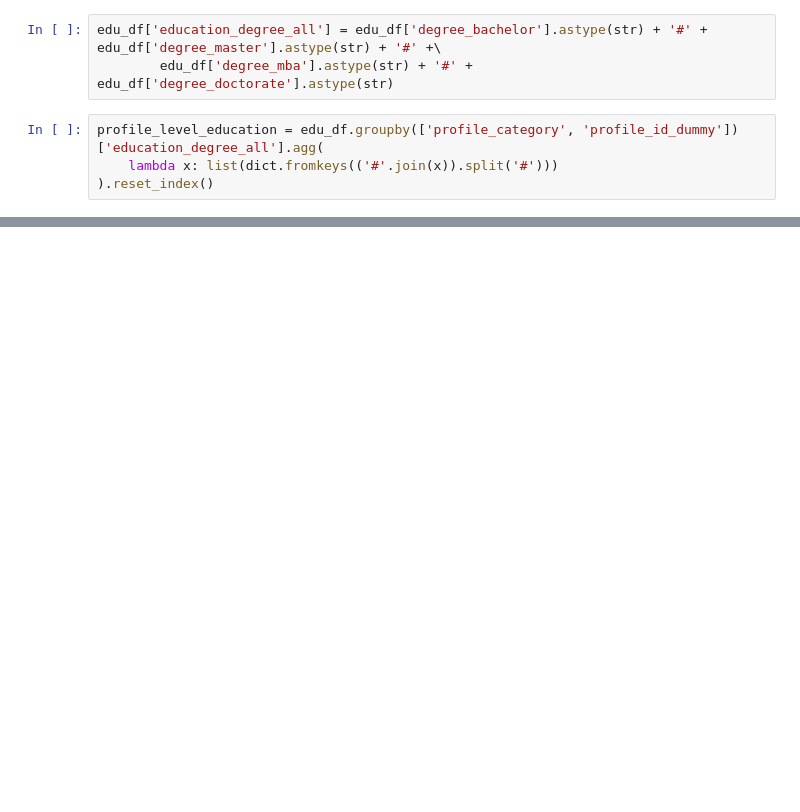
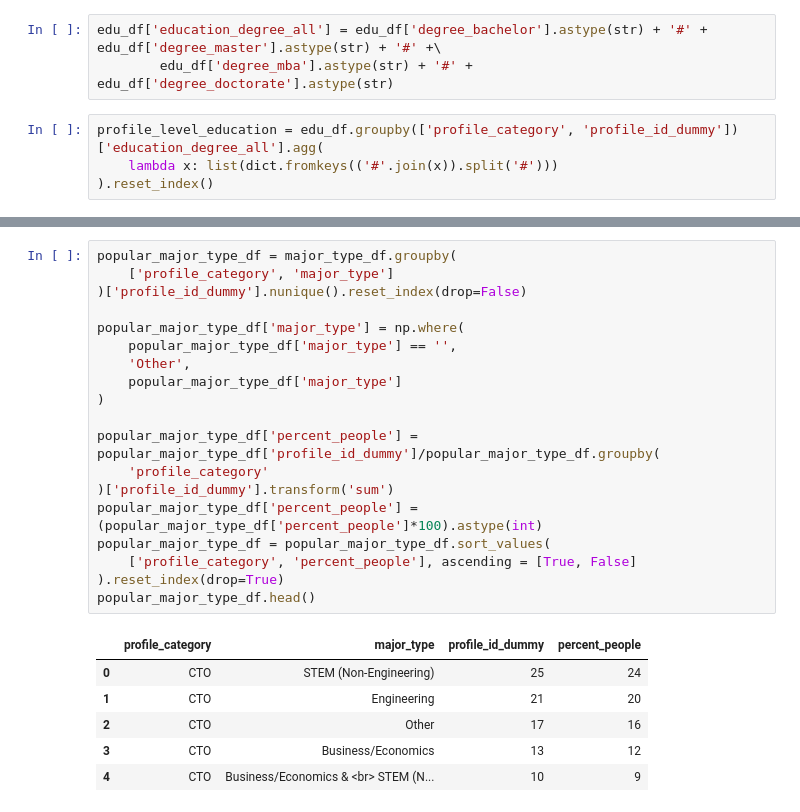
Before and after one commit to franklemuchahary/linkedin-profile-analysis, a Jupyter notebook: code/rough-analysis/rough-analysis.ipynb, the cells around one changed output, grey strips where cells are left out. Saved outputs shown, nothing was run; the diff lists cells and outputs as text; blank space fills up the shorter version.

```diff
--- a/code/rough-analysis/rough-analysis.ipynb
+++ b/code/rough-analysis/rough-analysis.ipynb
@@ -437,0 +652,26 @@ fig.show()
+# %%
+popular_major_type_df = major_type_df.groupby(
+    ['profile_category', 'major_type']
+)['profile_id_dummy'].nunique().reset_index(drop=False)
+
+popular_major_type_df['major_type'] = np.where(
+    popular_major_type_df['major_type'] == '',
+    'Other',
+    popular_major_type_df['major_type']
+)
+
+popular_major_type_df['percent_people'] = popular_major_type_df['profile_id_dummy']/popular_major_type_df.groupby(
+    'profile_category'
+)['profile_id_dummy'].transform('sum')
+popular_major_type_df['percent_people'] = (popular_major_type_df['percent_people']*100).astype(int)
+popular_major_type_df = popular_major_type_df.sort_values(
+    ['profile_category', 'percent_people'], ascending = [True, False]
+).reset_index(drop=True)
+popular_major_type_df.head()
+# %% [output]
+|  | profile_category | major_type | profile_id_dummy | percent_people |
+| 0 | CTO | STEM (Non-Engineering) | 25 | 24 |
+| 1 | CTO | Engineering | 21 | 20 |
+| 2 | CTO | Other | 17 | 16 |
+| 3 | CTO | Business/Economics | 13 | 12 |
+| 4 | CTO | Business/Economics & <br> STEM (N... | 10 | 9 |
```
Also changed, not shown: parts of 25 cells of this notebook, 4 other files.
